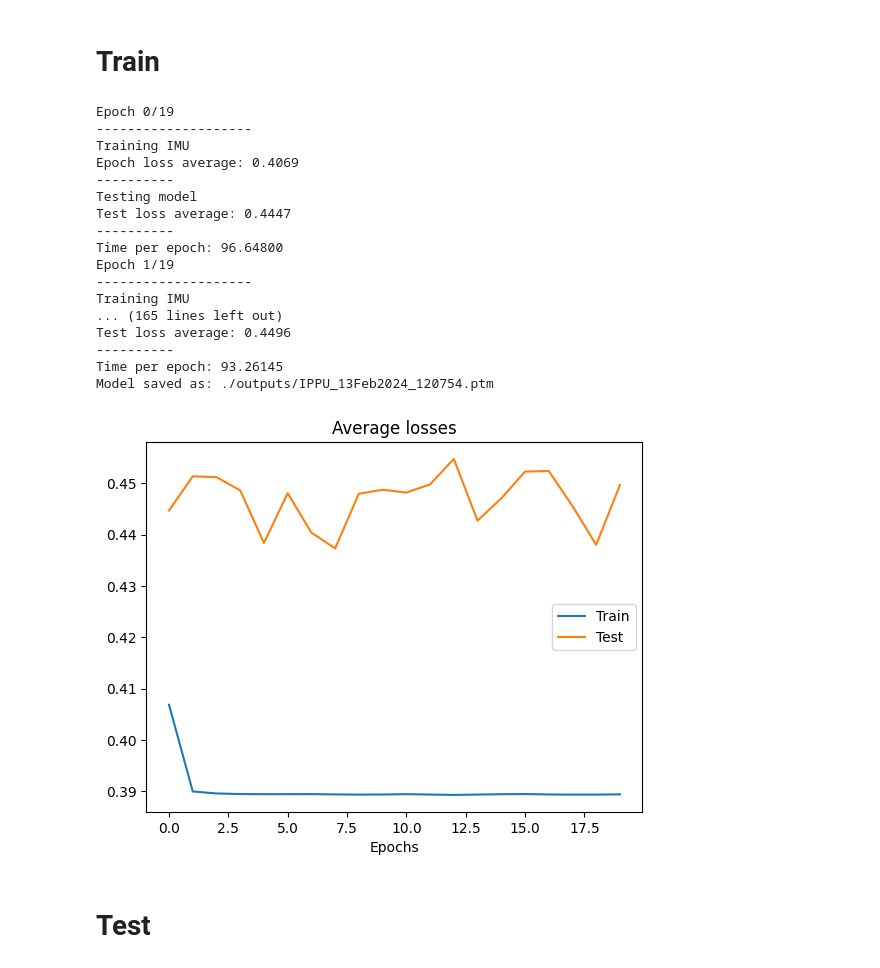
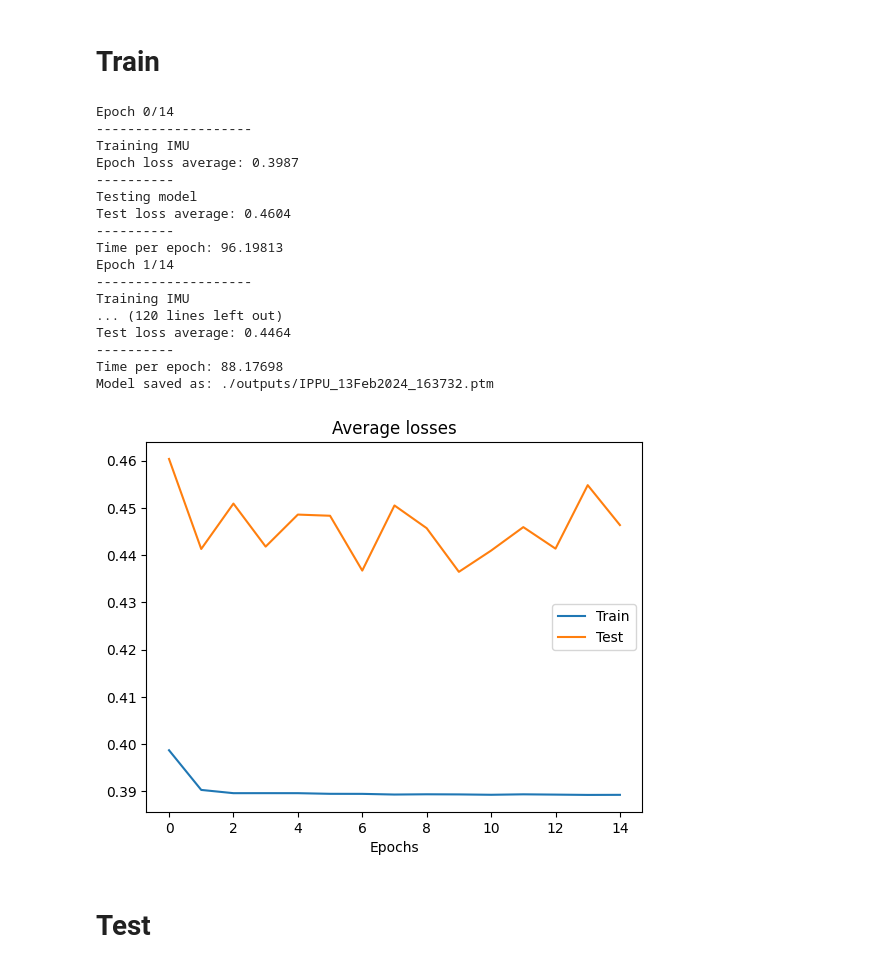
Before and after one commit to lorenzozanolin/StateEstimation, a Jupyter notebook: mobile_robot_project.ipynb, the cells around one changed output. Saved outputs shown, nothing was run; the diff lists cells and outputs as text; code cells hidden in the pictures.

```diff
--- a/mobile_robot_project.ipynb
+++ b/mobile_robot_project.ipynb
@@ -14,7 +14,7 @@ import numpy as np
 import pickle
 
 OUTPUT_DIR = './outputs/'
-NUM_EPOCHS = 20
+NUM_EPOCHS = 15
 MINIBATCH_SIZE = 16
 IMU_SEQUENCE_LENGTH = 16
 HIDDEN_SIZE = 6
@@ -94,7 +94,7 @@ class IPPU2(nn.Module):
 
         self.trans = nn.Transformer(d_model=6, nhead=6,
                                     dim_feedforward=HIDDEN_SIZE,
-                                    dropout=0.50, batch_first=True)
+                                    dropout=0.20, batch_first=True)
         self.fc1 = nn.Linear(HIDDEN_SIZE, 2)
 
     def forward(self, imudata):
@@ -208,8 +208,9 @@ if __name__ == '__main__':
     params = [p for p in model.parameters() if p.requires_grad]
 
     criterion = nn.MSELoss(reduction='mean')
-    optimizer = torch.optim.Adam(params,lr=0.001)
-    lr_scheduler = torch.optim.lr_scheduler.StepLR(optimizer, step_size=300, gamma=0.2)
+    #optimizer = torch.optim.Adam(params,lr=0.001)
+    optimizer = torch.optim.AdamW(params,lr=0.001,weight_decay=0.01)
+    lr_scheduler = torch.optim.lr_scheduler.StepLR(optimizer, step_size=200, gamma=0.1)
 
     train_losses = []
     test_losses = []
@@ -221,43 +222,43 @@ if __name__ == '__main__':
         train_losses.append(train_loss)
         test_loss = test_model(model, testloader, criterion, device)
         test_losses.append(test_loss)
         lr_scheduler.step()
         stop = time.time()
         print('Time per epoch: %.5f' % (stop - start))
 
     # save model
     model_name = path.join(OUTPUT_DIR, 'IPPU_' + time.strftime('%d%b%Y_%H%M%S') + '.ptm')
     torch.save(model.state_dict(), model_name)
     print('Model saved as: ' + model_name)
 
     # plot train - test losses
     plt.figure()
     plt.plot(train_losses, label='Train')
     plt.plot(test_losses, label='Test')
     plt.legend()
     plt.xlabel('Epochs')
     plt.title('Average losses')
     plt.savefig(model_name.split('.ptm')[0]+'_losses.png')
     plt.show()
 # %% [output]
-Epoch 0/19
+Epoch 0/14
 --------------------
 Training IMU
-Epoch loss average: 0.4069
+Epoch loss average: 0.3987
 ----------
 Testing model
-Test loss average: 0.4447
+Test loss average: 0.4604
 ----------
-Time per epoch: 96.64800
-Epoch 1/19
+Time per epoch: 96.19813
+Epoch 1/14
 --------------------
 Training IMU
-... (165 lines left out)
-Test loss average: 0.4496
+... (120 lines left out)
+Test loss average: 0.4464
 ----------
-Time per epoch: 93.26145
-Model saved as: ./outputs/IPPU_13Feb2024_120754.ptm
+Time per epoch: 88.17698
+Model saved as: ./outputs/IPPU_13Feb2024_163732.ptm
-[figure, old version]
+[figure, new version]
 # %% [markdown]
 # Test
 # %% [markdown]
```
Also changed, not shown: parts of 1 cell of this notebook, 7 other files.
